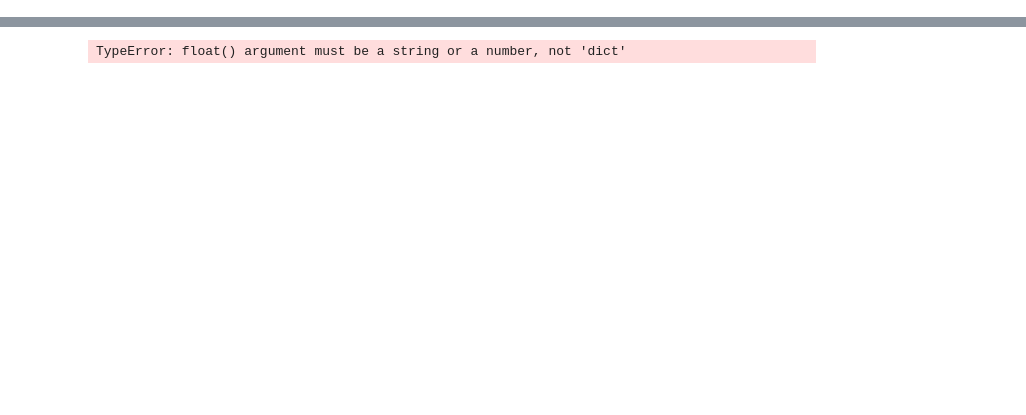
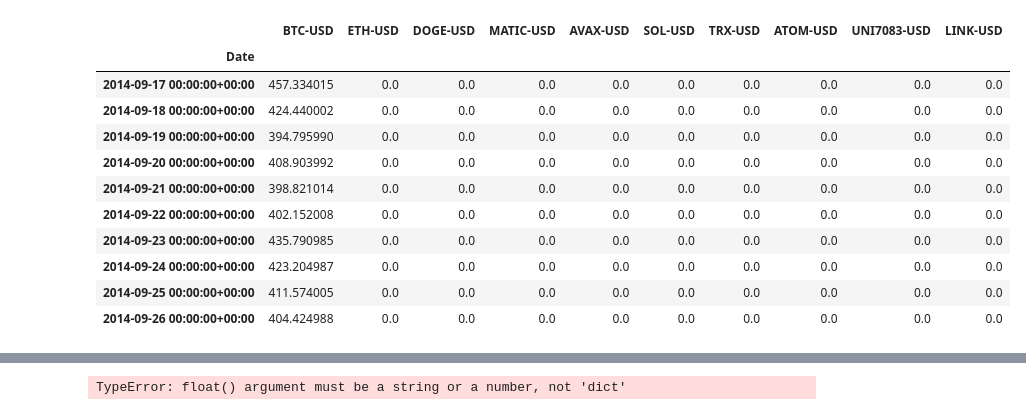
Before and after one commit to Xipilscode/CAPTS-_Comprehensive_Allocation_and_Portfolio_Trading_Solution, a Jupyter notebook: Capital_Allocation_Optimization/capital_allocation_optimization.ipynb, the cells around one changed output, grey strips where cells are left out. Drawn from its saved outputs; the diff is of its cells as text; code cells hidden in the pictures; blank space fills up the shorter version.

Commit message:
Combined pulled data, cleaned, made .copy() for df

```diff
--- a/Capital_Allocation_Optimization/capital_allocation_optimization.ipynb
+++ b/Capital_Allocation_Optimization/capital_allocation_optimization.ipynb
@@ -4,0 +90,15 @@
+# %%
+# VARIATION 3
+# Define the lists of asset classes and their respective tickers. Set it as variables, so the selection can be changed easier if neded.
+api_pull = {'crypto' : ['BTC-USD', 'ETH-USD', 'DOGE-USD', 'MATIC-USD', 'AVAX-USD', 'SOL-USD', 'TRX-USD', 'ATOM-USD', 'UNI7083-USD', 'LINK-USD'],
+            'stocks' : ['AMZN', 'AAPL', 'TSLA', 'GOOGL', 'NVDA', 'MSFT', 'TSM', 'META','XOM', 'LAC'],
+            'commodities' : ['GC=F', 'SI=F', 'CL=F', 'HG=F', 'LBS=F', 'ZS=F', 'GF=F', 'KE=F', 'CT=F', 'ZR=F']}
+
+# Store data for each asset class in a dictionary
+# Use .items()to iterate over the key-value pairs of the api_pull dictionary
+# pull data for the number of years requested by the user
+data = {}
+for asset_class, tickers in api_pull.items():
+    data[asset_class] = {}
+    for ticker in tickers:
+        data[asset_class][ticker] = yf.Ticker(ticker).history(period=f"{num_years}y")
@@ -4,0 +126,29 @@
+# %%
+# Create a data frame for each asset class with the close column
+# Access the 'Close' column of the data for each asset class
+# Extract the values of the data dictionary and then access the 'Close' column of each dataframe.
+df_crypto = pd.DataFrame({ticker: data['crypto'][ticker]['Close'] for ticker in api_pull['crypto']})
+df_stocks = pd.DataFrame({ticker: data['stocks'][ticker]['Close'] for ticker in api_pull['stocks']})
+df_commodities = pd.DataFrame({ticker: data['commodities'][ticker]['Close'] for ticker in api_pull['commodities']})
+# %%
+# Replace all the NaN values in a data frame using the fillna() method. Create a copy of the data frames.
+df_crypto = df_crypto.fillna(0).copy()
+df_stocks = df_stocks.fillna(0).copy()
+df_commodities = df_commodities.fillna(0).copy()
+# %%
+# Review first and last 10 rows for crypto assets class
+display(df_crypto.head(10))
+df_crypto.tail(10)
+# %% [output]
+|  | BTC-USD | ETH-USD | DOGE-USD | MATIC-USD | AVAX-USD | SOL-USD | TRX-USD | ATOM-USD | UNI7083-USD | LINK-USD |
+| Date |  |  |  |  |  |  |  |  |  |  |
+| 2014-09-17 00:00:00+00:00 | 457.334015 | 0.0 | 0.0 | 0.0 | 0.0 | 0.0 | 0.0 | 0.0 | 0.0 | 0.0 |
+| 2014-09-18 00:00:00+00:00 | 424.440002 | 0.0 | 0.0 | 0.0 | 0.0 | 0.0 | 0.0 | 0.0 | 0.0 | 0.0 |
+| 2014-09-19 00:00:00+00:00 | 394.795990 | 0.0 | 0.0 | 0.0 | 0.0 | 0.0 | 0.0 | 0.0 | 0.0 | 0.0 |
+| 2014-09-20 00:00:00+00:00 | 408.903992 | 0.0 | 0.0 | 0.0 | 0.0 | 0.0 | 0.0 | 0.0 | 0.0 | 0.0 |
+| 2014-09-21 00:00:00+00:00 | 398.821014 | 0.0 | 0.0 | 0.0 | 0.0 | 0.0 | 0.0 | 0.0 | 0.0 | 0.0 |
+| 2014-09-22 00:00:00+00:00 | 402.152008 | 0.0 | 0.0 | 0.0 | 0.0 | 0.0 | 0.0 | 0.0 | 0.0 | 0.0 |
+| 2014-09-23 00:00:00+00:00 | 435.790985 | 0.0 | 0.0 | 0.0 | 0.0 | 0.0 | 0.0 | 0.0 | 0.0 | 0.0 |
+| 2014-09-24 00:00:00+00:00 | 423.204987 | 0.0 | 0.0 | 0.0 | 0.0 | 0.0 | 0.0 | 0.0 | 0.0 | 0.0 |
+| 2014-09-25 00:00:00+00:00 | 411.574005 | 0.0 | 0.0 | 0.0 | 0.0 | 0.0 | 0.0 | 0.0 | 0.0 | 0.0 |
+| 2014-09-26 00:00:00+00:00 | 404.424988 | 0.0 | 0.0 | 0.0 | 0.0 | 0.0 | 0.0 | 0.0 | 0.0 | 0.0 |
```
Also changed, not shown: parts of 32 cells of this notebook.
